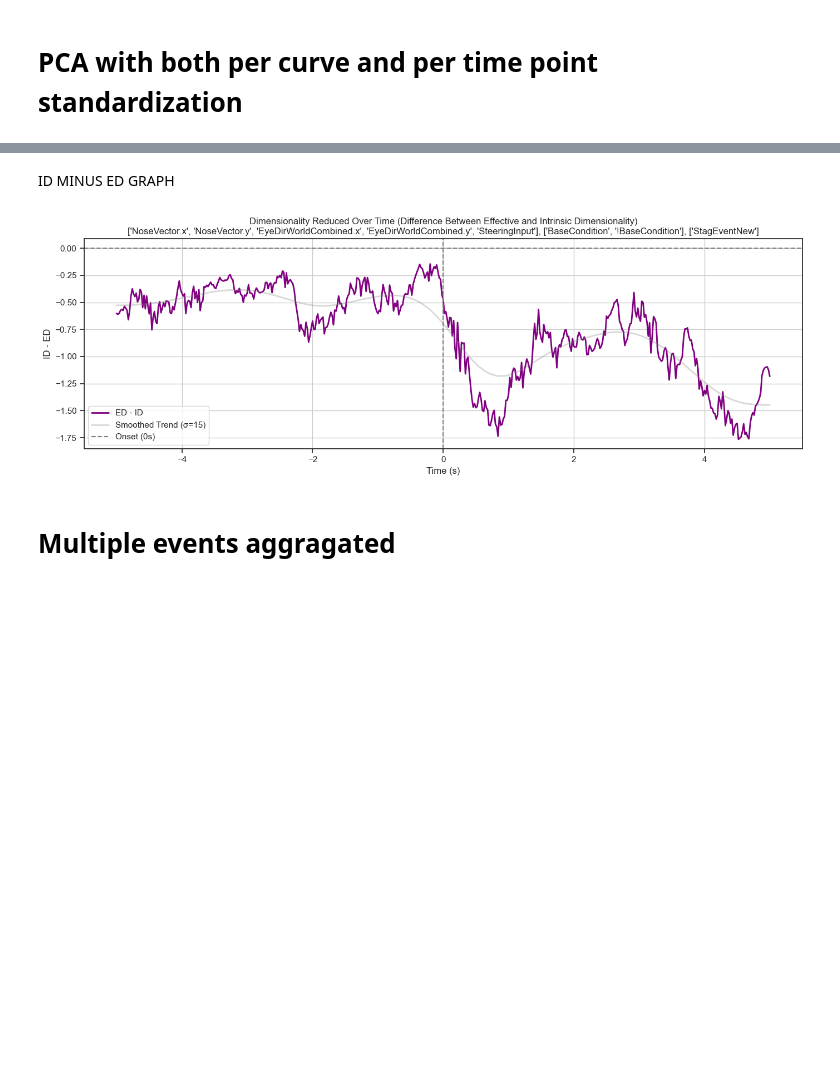
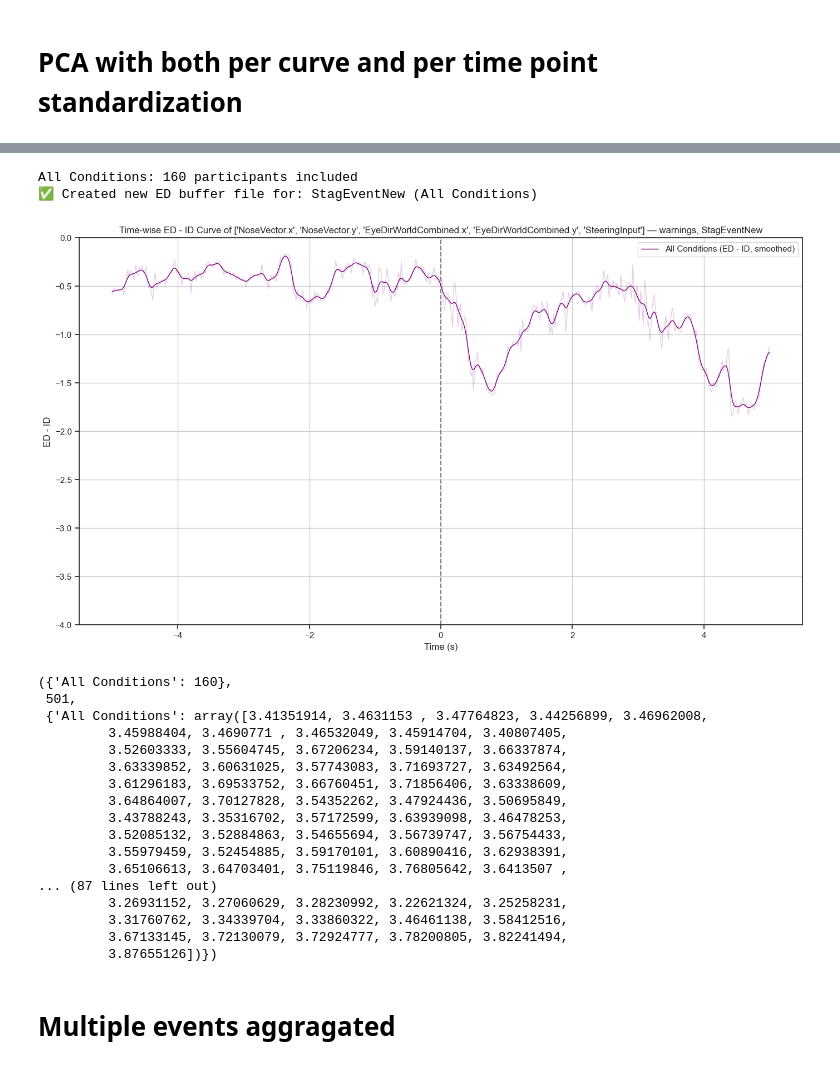
Before and after one commit to JohnMadrid/fpca-takeOverRequests, a Jupyter notebook: Analysis_ED_PCA.ipynb, the cells around one changed output, grey strips where cells are left out. Drawn from its saved outputs; the diff is of its cells as text; code cells hidden in the pictures; blank space fills up the shorter version.

Commit message:
Add updated ED analysis and steering replacement work

```diff
--- a/Analysis_ED_PCA.ipynb
+++ b/Analysis_ED_PCA.ipynb
@@ -497,37 +340,0 @@ PCA based global scalar ED: 3.40 using 5 components
-# %% [markdown]
-ID MINUS ED GRAPH
-# %%
-# Time vector
-secs = np.linspace(-5, 5, T)
-
-# Define ground-truth intrinsic dimensionality (ID): 2 before onset, 3 after
-
-if 'SteeringInput' in modalities:
-    id_curve = np.where(secs <= 0, int(len(modalities))-1, int(len(modalities)))
-else:
-    id_curve = np.where(secs <= 0, int(len(modalities)), int(len(modalities)))
-
-
-# Compute difference: ID - ED
-ed_minus_id = ed - id_curve  # or use `smoothed` if you're plotting smoothed ED
-# Apply heavy smoothing to show slow temporal drift
-smoothed_diff = gaussian_filter1d(ed_minus_id, sigma=25)
-
-# Plot the difference
-plt.figure(figsize=(14, 5))
-plt.plot(secs, ed_minus_id, label="ED - ID", color='purple', linewidth=2)
-plt.plot(secs, smoothed_diff, color='gray', linewidth=2, alpha=0.3, label='Smoothed Trend (σ=15)')
-
-plt.axhline(0, color='gray', linestyle='--')
-plt.axvline(0, color='gray', linestyle='--', label='Onset (0s)')
-plt.xlabel("Time (s)")
-plt.ylabel("ID - ED")
-#plt.ylim(-1.0, 0)
-
-plt.title(f"Dimensionality Reduced Over Time (Difference Between Effective and Intrinsic Dimensionality)\n{modalities}, {condition_filters}, {event_filter_list}")
-plt.grid(True)
-plt.legend()
-plt.tight_layout()
-plt.show()
-# %% [output]
-[figure, removed]
@@ -534,3 +506,36 @@ plt.show()
+# %%
+local_sigma = 2  # smoothing strength for local analysis (warnings)
+
+process_and_plot_ed(event_filtered, event_name, condition_filters,
+                    modalities, points_per_window, colors,
+                    analysis_mode="warnings", local_sigma=local_sigma)
+
+# or
+
+# process_and_plot_ed(event_filtered, event_name, condition_filters,
+#                     modalities, points_per_window, colors,
+#                     analysis_mode="success")
+# %% [output]
+All Conditions: 160 participants included
+✅ Created new ED buffer file for: StagEventNew (All Conditions)
+[figure, added]
+({'All Conditions': 160},
+ 501,
+ {'All Conditions': array([3.41351914, 3.4631153 , 3.47764823, 3.44256899, 3.46962008,
+         3.45988404, 3.4690771 , 3.46532049, 3.45914704, 3.40807405,
+         3.52603333, 3.55604745, 3.67206234, 3.59140137, 3.66337874,
+         3.63339852, 3.60631025, 3.57743083, 3.71693727, 3.63492564,
+         3.61296183, 3.69533752, 3.66760451, 3.71856406, 3.63338609,
+         3.64864007, 3.70127828, 3.54352262, 3.47924436, 3.50695849,
+         3.43788243, 3.35316702, 3.57172599, 3.63939098, 3.46478253,
+         3.52085132, 3.52884863, 3.54655694, 3.56739747, 3.56754433,
+         3.55979459, 3.52454885, 3.59170101, 3.60890416, 3.62938391,
+         3.65106613, 3.64703401, 3.75119846, 3.76805642, 3.6413507 ,
+... (87 lines left out)
+         3.26931152, 3.27060629, 3.28230992, 3.22621324, 3.25258231,
+         3.31760762, 3.34339704, 3.33860322, 3.46461138, 3.58412516,
+         3.67133145, 3.72130079, 3.72924777, 3.78200805, 3.82241494,
+         3.87655126])})
 # %% [markdown]
 # Multiple events aggragated
 # %%
```
Also changed, not shown: parts of 13 cells of this notebook, 1 other file.
